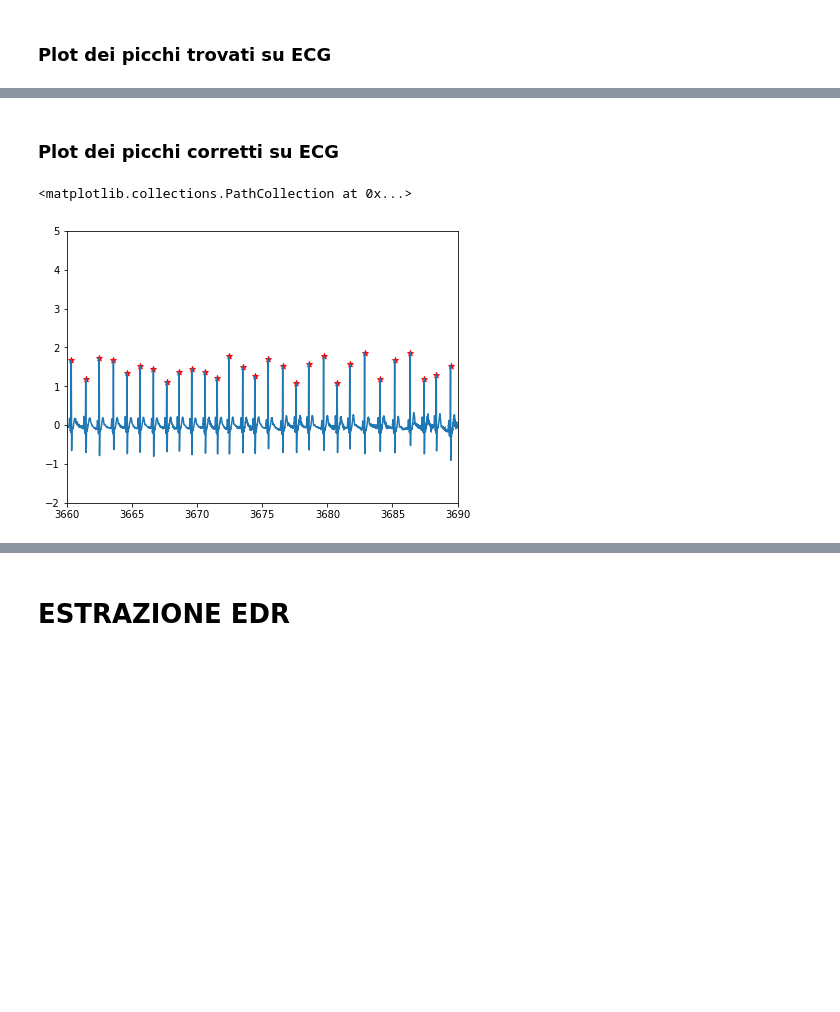
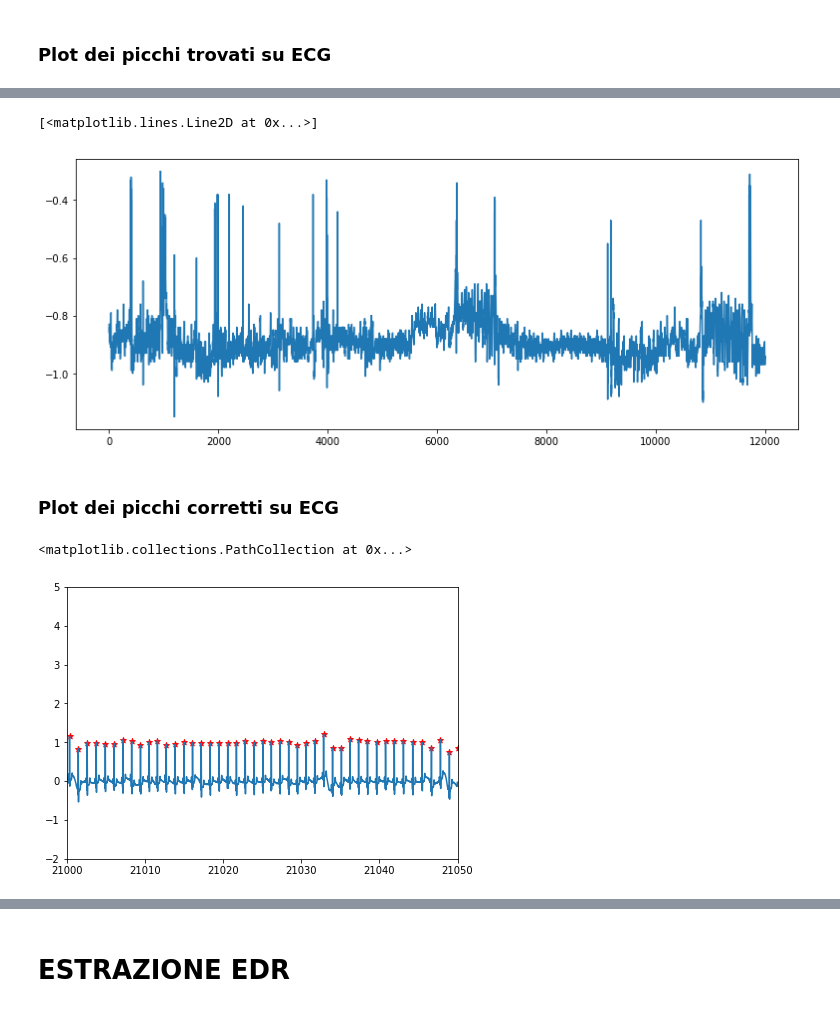
Before and after one commit to saralocatelli94/TesiMagistrale, a Jupyter notebook: SleepApnea_ECG/RR_EDR.ipynb, the cells around one changed output, grey strips where cells are left out. Cells and saved outputs as stored; diff of their text form; code cells hidden in the pictures; blank space fills up the shorter version.

```diff
--- a/SleepApnea_ECG/RR_EDR.ipynb
+++ b/SleepApnea_ECG/RR_EDR.ipynb
@@ -293,16 +340,22 @@ plt.scatter(time_peaks,peaks_value,marker='*',color='r')
+# %%
+plt.figure(figsize=(13,5))
+plt.plot(RR_intervals[0:12000])
+# %% [output]
+[<matplotlib.lines.Line2D at 0x...>]
+[figure, added]
 # %% [markdown]
 ### Plot dei picchi corretti su ECG
 # %%
 #Riporto i picchi corretti su ecg
 plt.figure(figsize=(7,5))
-plt.axis([3660,3690,-2,5])
+plt.axis([21000,21050,-2,5])
 Rpeaks_value=[ecg_rec[i] for i in peaks_corretti]
 Rtime_peaks=[i/100 for i in peaks_corretti]
 plt.plot(time_ecg,ecg_rec)
 plt.scatter(Rtime_peaks,Rpeaks_value,marker='*',color='r')
 # %% [output]
 <matplotlib.collections.PathCollection at 0x...>
-[figure, old version]
+[figure, new version]
 # %%
 f = interp1d(time_peaks, EDR,kind='cubic')
 #f2 = interp1d(x, y, kind='cubic')
```
Also changed, not shown: parts of 22 cells of this notebook, 3 other files.
